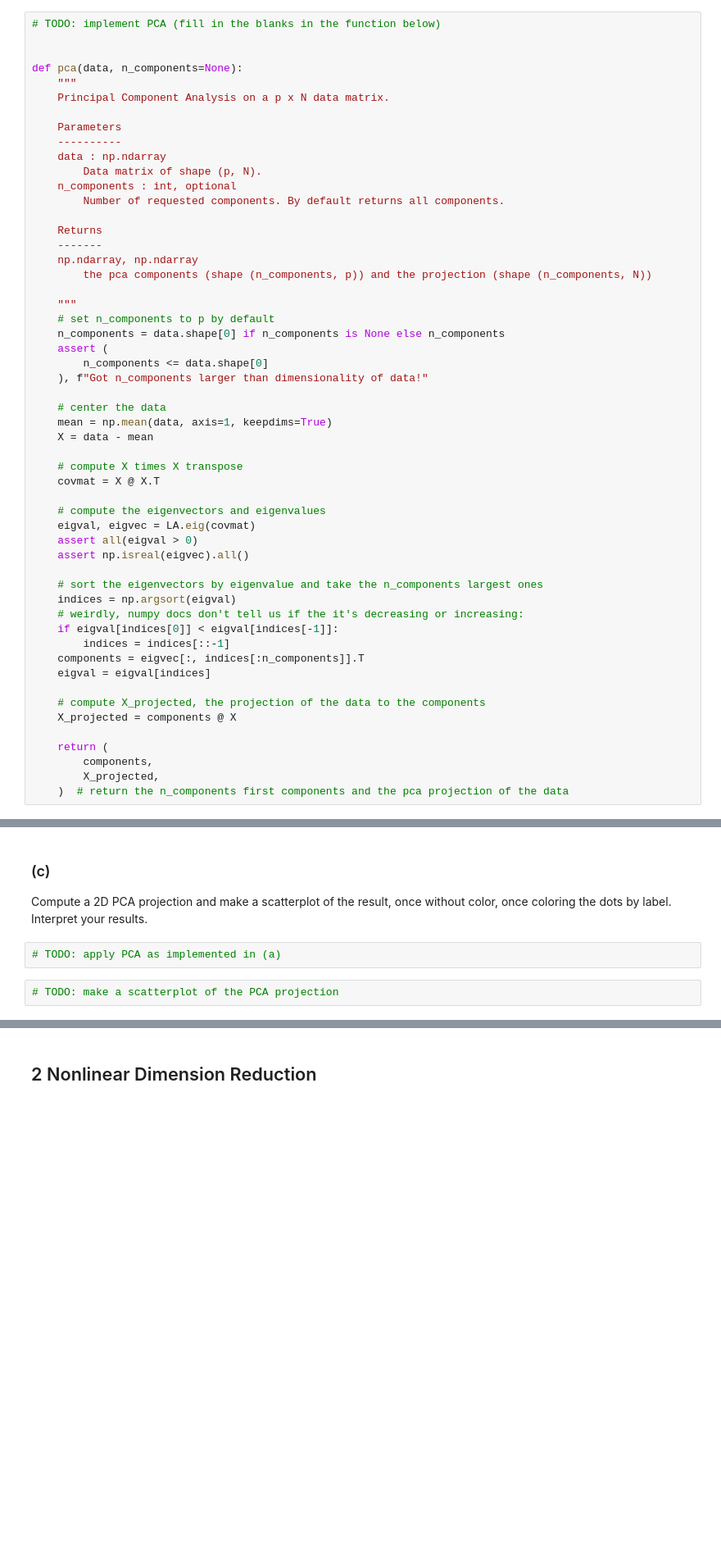
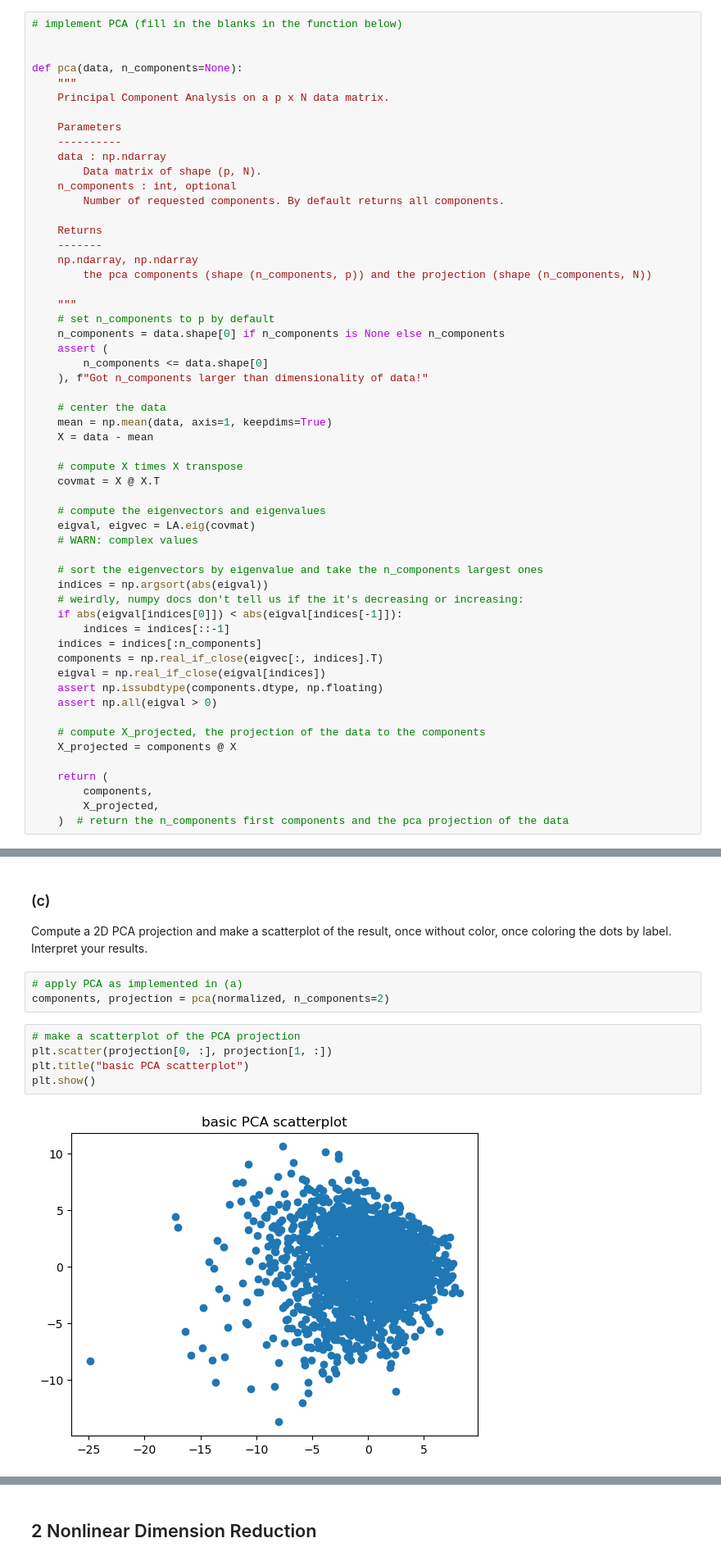
Before and after one commit to anuramat/uhd-mlph, a Jupyter notebook: sheet01/sheet01.ipynb, the cells around one changed output, grey strips where cells are left out. Shown at 82% size. Saved outputs shown, nothing was run; the diff lists cells and outputs as text; blank space fills up the shorter version.

```diff
--- a/sheet01/sheet01.ipynb
+++ b/sheet01/sheet01.ipynb
@@ -12,7 +12,7 @@ from numpy import linalg as LA
 ## 1 Principal Component Analysis
 ### (a)
 # %%
-# TODO: implement PCA (fill in the blanks in the function below)
+# implement PCA (fill in the blanks in the function below)
 
 
 def pca(data, n_components=None):
@@ -47,16 +47,18 @@ def pca(data, n_components=None):
 
     # compute the eigenvectors and eigenvalues
     eigval, eigvec = LA.eig(covmat)
-    assert all(eigval > 0)
-    assert np.isreal(eigvec).all()
+    # WARN: complex values
 
     # sort the eigenvectors by eigenvalue and take the n_components largest ones
-    indices = np.argsort(eigval)
+    indices = np.argsort(abs(eigval))
     # weirdly, numpy docs don't tell us if the it's decreasing or increasing:
-    if eigval[indices[0]] < eigval[indices[-1]]:
+    if abs(eigval[indices[0]]) < abs(eigval[indices[-1]]):
         indices = indices[::-1]
-    components = eigvec[:, indices[:n_components]].T
-    eigval = eigval[indices]
+    indices = indices[:n_components]
+    components = np.real_if_close(eigvec[:, indices].T)
+    eigval = np.real_if_close(eigval[indices])
+    assert np.issubdtype(components.dtype, np.floating)
+    assert np.all(eigval > 0)
 
     # compute X_projected, the projection of the data to the components
     X_projected = components @ X
@@ -143,7 +147,13 @@ min(feat_ranges)=0.021708244174450164; max(feat_ranges)=2576772.606923904
 ### (c)
 Compute a 2D PCA projection and make a scatterplot of the result, once without color, once coloring the dots by label. Interpret your results.
 # %%
-# TODO: apply PCA as implemented in (a)
+# apply PCA as implemented in (a)
+components, projection = pca(normalized, n_components=2)
 # %%
-# TODO: make a scatterplot of the PCA projection
+# make a scatterplot of the PCA projection
+plt.scatter(projection[0, :], projection[1, :])
+plt.title("basic PCA scatterplot")
+plt.show()
+# %% [output]
+[figure, added]
 # %%
```
Also changed, not shown: parts of 7 cells of this notebook, 1 other file.
